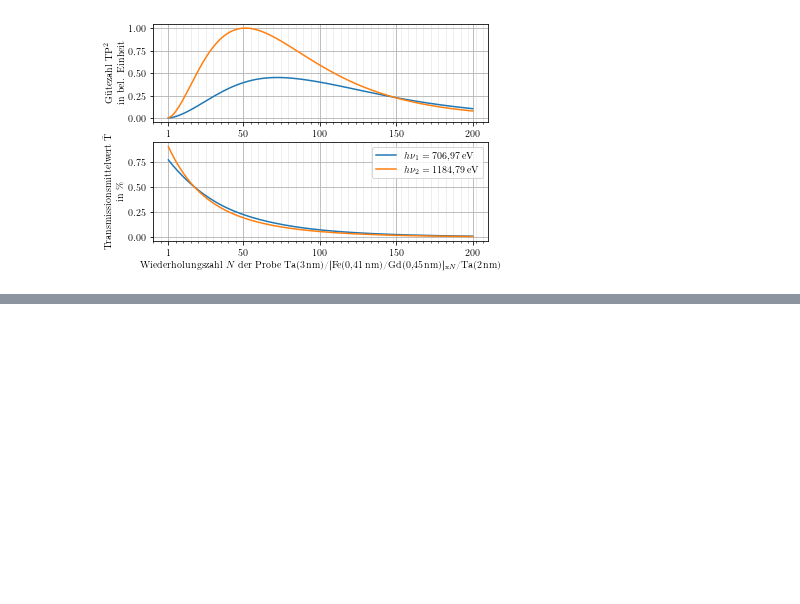
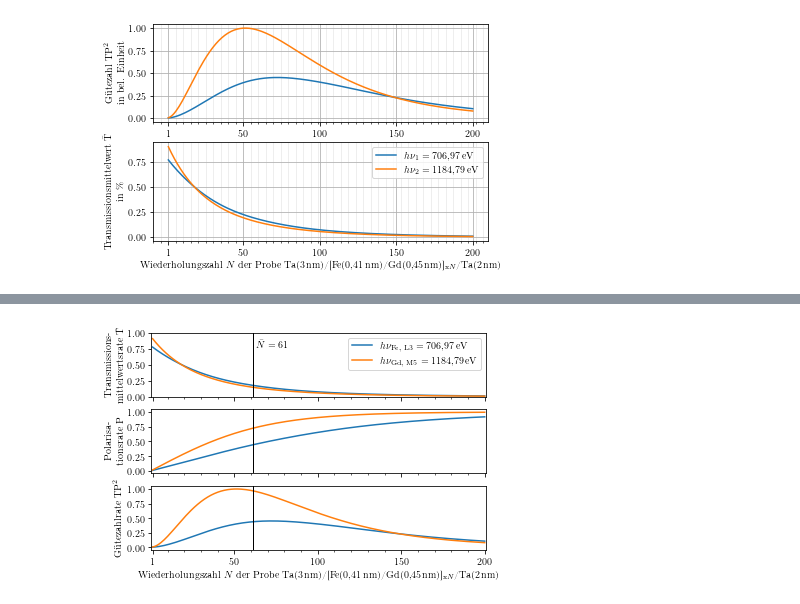
Before and after one commit to lrlunin/bachelorarbeit_python_notebooks_and_data, a Jupyter notebook: dicke_optimierung_software/plot from transmssion Gd Fe scv.ipynb, the cells around one changed output, grey strips where cells are left out. Saved outputs shown, nothing was run; the diff lists cells and outputs as text; code cells hidden in the pictures; blank space fills up the shorter version.

Commit message:
add 3 subsection plot

```diff
--- a/dicke_optimierung_software/plot from transmssion Gd Fe scv.ipynb
+++ b/dicke_optimierung_software/plot from transmssion Gd Fe scv.ipynb
@@ -43,6 +43,9 @@ layernr_fe, transmission_fe, polarisation_fe =  np.loadtxt("Fe_706_97_0_200_laye
 layernr_gd, transmission_gd, polarisation_gd =  np.loadtxt("Gd_1184_79_0_200_layers.csv", delimiter=",", unpack=True)
 # %%
 ticks = [1, 50, 100, 150, 200]
+q = list(range(0,200, 10))
+q[0]= 1
+subticks = q
 from matplotlib.legend_handler import HandlerTuple
 # %%
 
@@ -144,3 +147,89 @@ plt.legend([(fe1), (gd1)], [r'$h\nu_1 = \SI{706.97}{\eV}$', r'$h\nu_2 = \SI{1184
 [figure]
 # %%
 fig.savefig('proben_vergleich_split_center.pgf', bbox_inches='tight', pad_inches=0.0)
+# %%
+from matplotlib.legend_handler import HandlerTuple
+
+%matplotlib inline
+#grob
+
+
+fig, axs = plt.subplots(3,1)
+#fig.suptitle('MOENCH detector characteristics')
+axes = axs[0]
+#axes.set_title('Soft X-Ray Range')
+#axes.set_xlabel(r'Wiederholungszahl $N$ der Probe Ta(\SI{3}{\nano\meter})/[Fe(\SI{0.41}{\nano\meter})/Gd(\SI{0.45}{\nano\meter})]$_{\text{x}N}$/Ta(\SI{2}{\nano\meter})')
+#axes.set_xscale('log')
+axes.set_ylabel(r"\begin{tabular}{c}Transmissions-\\ mittelwertsrate $\bar{\text{T}}$\end{tabular}")
+
+#axes.grid(which='major')
+#axes.grid(which='minor', color='#999999', linestyle='-', alpha=0.2)
+#axes.xaxis.set_major_formatter(OOMFormatter(order = 0, fformat = "%1.0f"))
+#axes.yaxis.set_major_formatter(OOMFormatter(order = 0, fformat = "%1.0f"))
+axes.xaxis.set_major_locator(FixedLocator(ticks))
+axes.xaxis.set_minor_locator(FixedLocator(subticks))
+axes.xaxis.set_major_formatter(NullFormatter())
+axes.set_ylim(0,1)
+axes.yaxis.set_major_locator(MultipleLocator(0.25))
+axes.set_xlim(0.2, 200.8)
+
+
+# axes.yaxis.set_minor_locator(AutoMinorLocator(5))
+fe1, = axes.plot(layernr_fe, transmission_fe, ms=2, color='C0', label=r'$h\nu_1 = \SI{706.97}{\eV}$')
+gd1, = axes.plot(layernr_gd, transmission_gd, ms=2, color='C1', label=r'$h\nu_2 = \SI{1184.79}{\eV}$')
+axes.axvline(x=61, linestyle="-",color='black', linewidth=1, alpha=1)
+axes.text(x=61+2, y=0.78, s=r'$\bar{N} = 61$')
+axes = axs[1]
+#axes.set_title('Soft X-Ray Range')
+#axes.set_xlabel(r'Wiederholungszahl $N$ der Probe Ta(\SI{3}{\nano\meter})/[Fe(\SI{0.41}{\nano\meter})/Gd(\SI{0.45}{\nano\meter})]$_{\text{x}N}$/Ta(\SI{2}{\nano\meter})')
+#axes.set_xscale('log')
+axes.set_ylabel(r"\begin{tabular}{c}Polarisa-\\ tionsrate P\end{tabular}")
+
+#axes.grid(which='major')
+#axes.grid(which='minor', color='#999999', linestyle='-', alpha=0.2)
+#axes.xaxis.set_major_formatter(OOMFormatter(order = 0, fformat = "%1.0f"))
+#axes.yaxis.set_major_formatter(OOMFormatter(order = 0, fformat = "%1.0f"))
+axes.xaxis.set_major_locator(FixedLocator(ticks))
+axes.xaxis.set_minor_locator(FixedLocator(subticks))
+axes.xaxis.set_major_formatter(NullFormatter())
+axes.yaxis.set_major_locator(MultipleLocator(0.25))
+axes.set_xlim(0.2, 200.8)
+
+
+# axes.yaxis.set_minor_locator(AutoMinorLocator(5))
+fe2, = axes.plot(layernr_fe, -1*polarisation_fe, ms=2, color='C0', label=r'$h\nu_1 = \SI{706.97}{\eV}$')
+gd2, = axes.plot(layernr_gd, -1*polarisation_gd, ms=2, color='C1', label=r'$h\nu_2 = \SI{1184.79}{\eV}$')
+axes.axvline(x=61, linestyle="-",color='black', linewidth=1, alpha=1)
+
+axes = axs[2]
+#axes.set_title('Soft X-Ray Range')
+#axes.yaxis.set_label_position("right")
+#axes.yaxis.tick_right()
+
+axes.set_xlabel(r'Wiederholungszahl $N$ der Probe Ta(\SI{3}{\nano\meter})/[Fe(\SI{0.41}{\nano\meter})/Gd(\SI{0.45}{\nano\meter})]$_{\text{x}N}$/Ta(\SI{2}{\nano\meter})')
+#axes.set_xscale('log')
+axes.set_ylabel(r"\begin{tabular}{c}Gütezahlrate TP$^2$\end{tabular}")
+
+#axes.grid(which='major')
+#axes.grid(which='minor', color='#999999', linestyle='-', alpha=0.2)
+#axes.xaxis.set_major_formatter(OOMFormatter(order = 0, fformat = "%1.0f"))
+#axes.yaxis.set_major_formatter(OOMFormatter(order = 0, fformat = "%1.0f"))
+axes.xaxis.set_major_locator(FixedLocator(ticks))
+axes.xaxis.set_minor_locator(FixedLocator(subticks))
+axes.yaxis.set_major_locator(MultipleLocator(0.25))
+axes.set_xlim(0.2, 200.8)
+
+
+# axes.yaxis.set_minor_locator(AutoMinorLocator(5))
+# axes.yaxis.set_major_locator(MultipleLocator(50))
+
+fe_tp2 = transmission_fe * polarisation_fe**2
+gd_tp2 = transmission_gd * polarisation_gd**2
+
+norm_coef = 1/np.max(gd_tp2)
+fe3, = axes.plot(layernr_fe, norm_coef*fe_tp2, ms=2, color='C0', label=r'$h\nu_1 = \SI{706.97}{\eV}$')
+gd3, = axes.plot(layernr_gd, norm_coef*gd_tp2, ms=2, color='C1', label=r'$h\nu_2 = \SI{1184.79}{\eV}$')
+axes.axvline(x=61, linestyle="-",color='black', linewidth=1, alpha=1)
+
+axs[0].legend([(fe1), (gd1)], [r'$h\nu_{\text{Fe, L3}}=\SI{706,97}{\eV}$', r'$h\nu_{\text{Gd, M5}}=\SI{1184,79}{\eV}$'], handler_map={tuple: HandlerTuple(ndivide=None)})
+# %% [output]
@@ -146,0 +237 @@ fig.savefig('proben_vergleich_split_center.pgf', bbox_inches='tight', pad_inches
+[figure, added]
```
Also changed, not shown: parts of 3 cells of this notebook, 4 other files.
